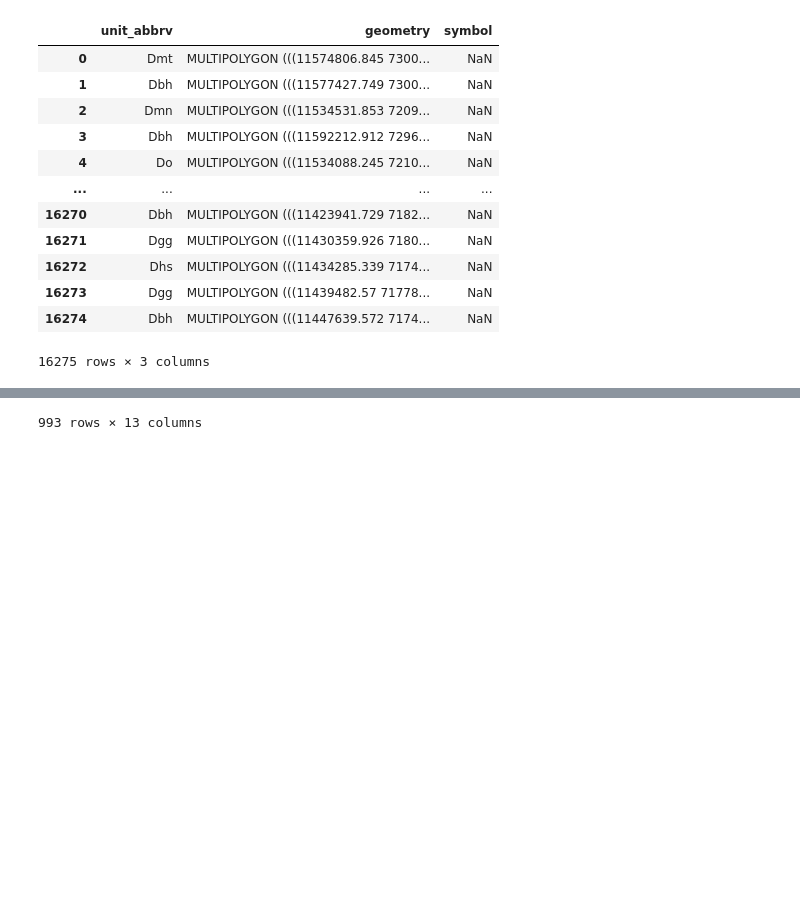
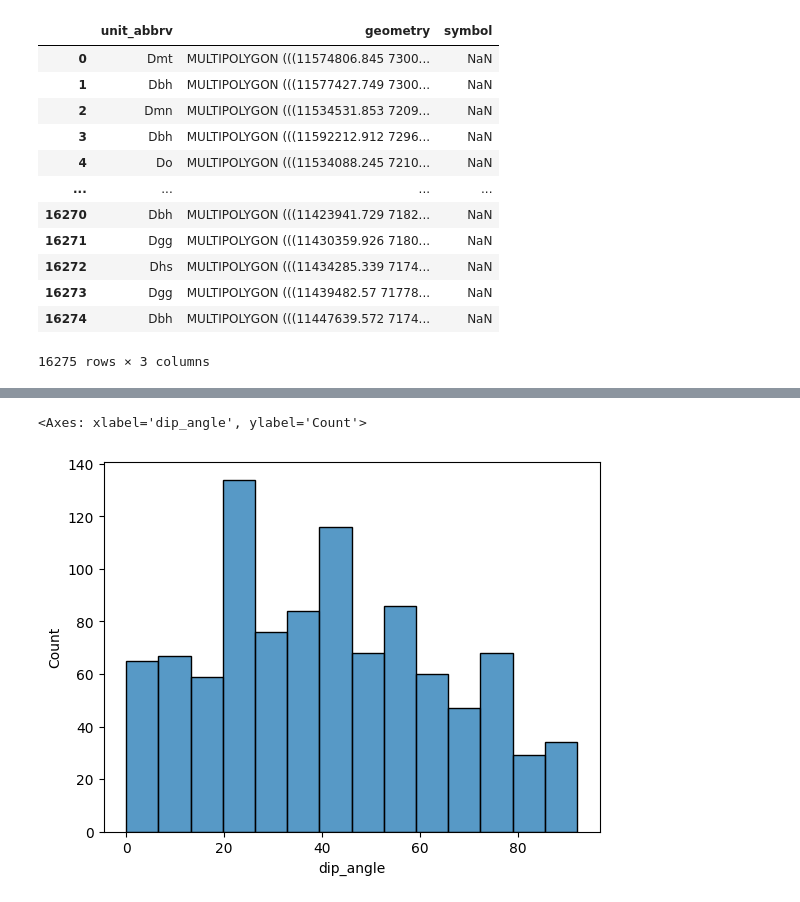
Before and after one commit to ntlewis1251/Nick-Lewis-Research, a Jupyter notebook: working_files/jupyter_proto/dip_analyses.ipynb, the cells around one changed output, grey strips where cells are left out. Drawn from its saved outputs; the diff is of its cells as text; code cells hidden in the pictures; blank space fills up the shorter version.

```diff
--- a/working_files/jupyter_proto/dip_analyses.ipynb
+++ b/working_files/jupyter_proto/dip_analyses.ipynb
@@ -114,4 +115,5 @@ for csv in ksn_paths:
     kp_geol_fin = pd.concat([kp_geol, kp_geol_fin], ignore_index=True)
 # %%
 kp_dip_fin
+sns.histplot(data=kp_dip_fin, x='dip_angle')
 # %% [output]
@@ -130,4 +120,5 @@ kp_dip_fin
-993 rows × 13 columns
+<Axes: xlabel='dip_angle', ylabel='Count'>
+[figure, added]
 # %%
 kp_geol_fin
 # %% [output]
```
Also changed, not shown: parts of 2 cells of this notebook, 1 other file.
